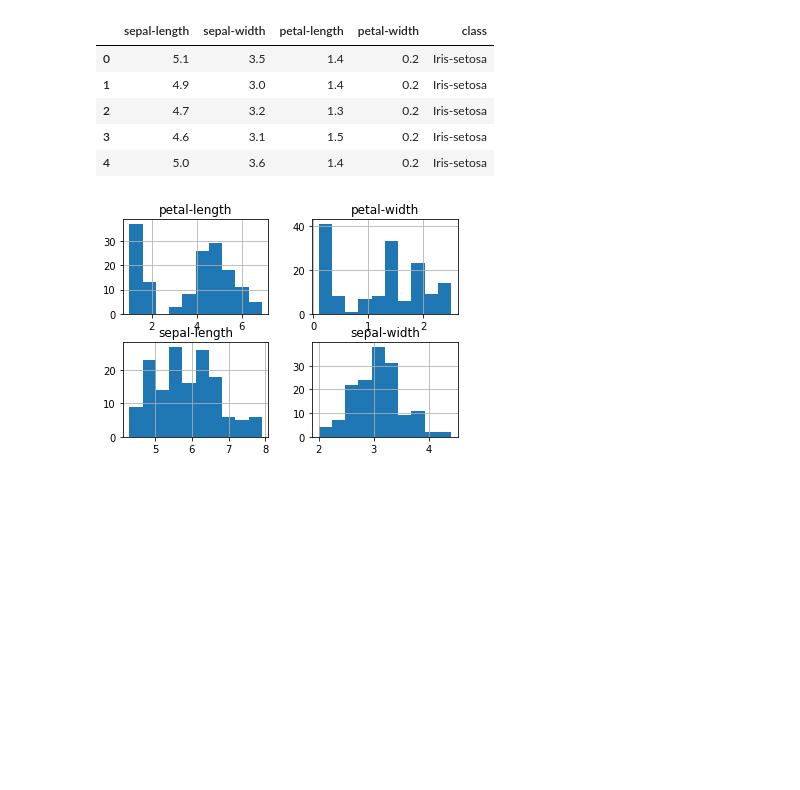
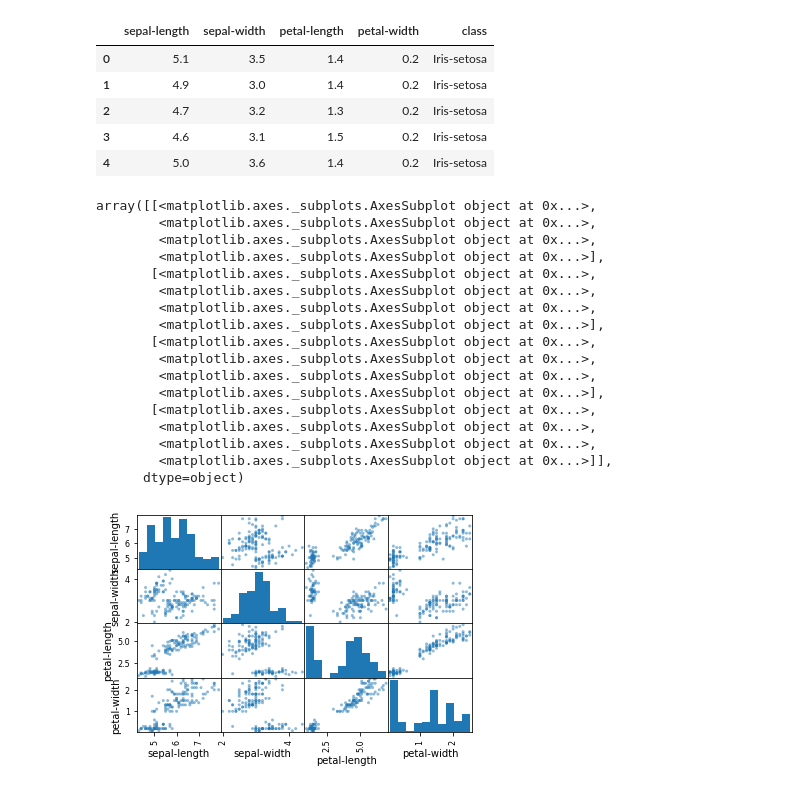
Before and after one commit to dfsp-spirit/ml_projects, a Jupyter notebook: iris/iris_analysis.ipynb, the cells around one changed output. Drawn from its saved outputs; the diff is of its cells as text; code cells hidden in the pictures; blank space fills up the shorter version.

Commit message:
plot hist and scatterplots, look at correlation

```diff
--- a/iris/iris_analysis.ipynb
+++ b/iris/iris_analysis.ipynb
@@ -20,8 +21,24 @@ ds.head()
 | 2 | 4.7 | 3.2 | 1.3 | 0.2 | Iris-setosa |
 | 3 | 4.6 | 3.1 | 1.5 | 0.2 | Iris-setosa |
 | 4 | 5.0 | 3.6 | 1.4 | 0.2 | Iris-setosa |
-# %%
-ds.hist()
-plt.show()
-# %% [output]
-[figure, removed]
+# %%
+pd.plotting.scatter_matrix(ds)
+# %% [output]
+array([[<matplotlib.axes._subplots.AxesSubplot object at 0x...>,
+        <matplotlib.axes._subplots.AxesSubplot object at 0x...>,
+        <matplotlib.axes._subplots.AxesSubplot object at 0x...>,
+        <matplotlib.axes._subplots.AxesSubplot object at 0x...>],
+       [<matplotlib.axes._subplots.AxesSubplot object at 0x...>,
+        <matplotlib.axes._subplots.AxesSubplot object at 0x...>,
+        <matplotlib.axes._subplots.AxesSubplot object at 0x...>,
+        <matplotlib.axes._subplots.AxesSubplot object at 0x...>],
+       [<matplotlib.axes._subplots.AxesSubplot object at 0x...>,
+        <matplotlib.axes._subplots.AxesSubplot object at 0x...>,
+        <matplotlib.axes._subplots.AxesSubplot object at 0x...>,
+        <matplotlib.axes._subplots.AxesSubplot object at 0x...>],
+       [<matplotlib.axes._subplots.AxesSubplot object at 0x...>,
+        <matplotlib.axes._subplots.AxesSubplot object at 0x...>,
+        <matplotlib.axes._subplots.AxesSubplot object at 0x...>,
+        <matplotlib.axes._subplots.AxesSubplot object at 0x...>]],
+      dtype=object)
+[figure, added]
```
Also changed, not shown: parts of 4 cells of this notebook.
